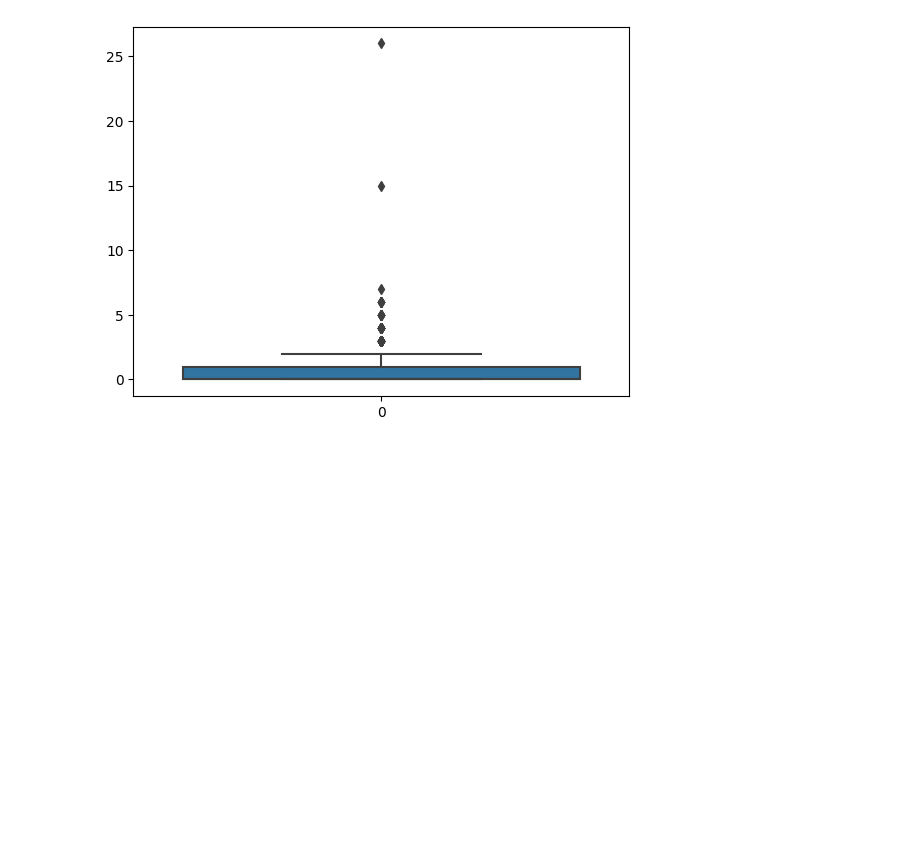
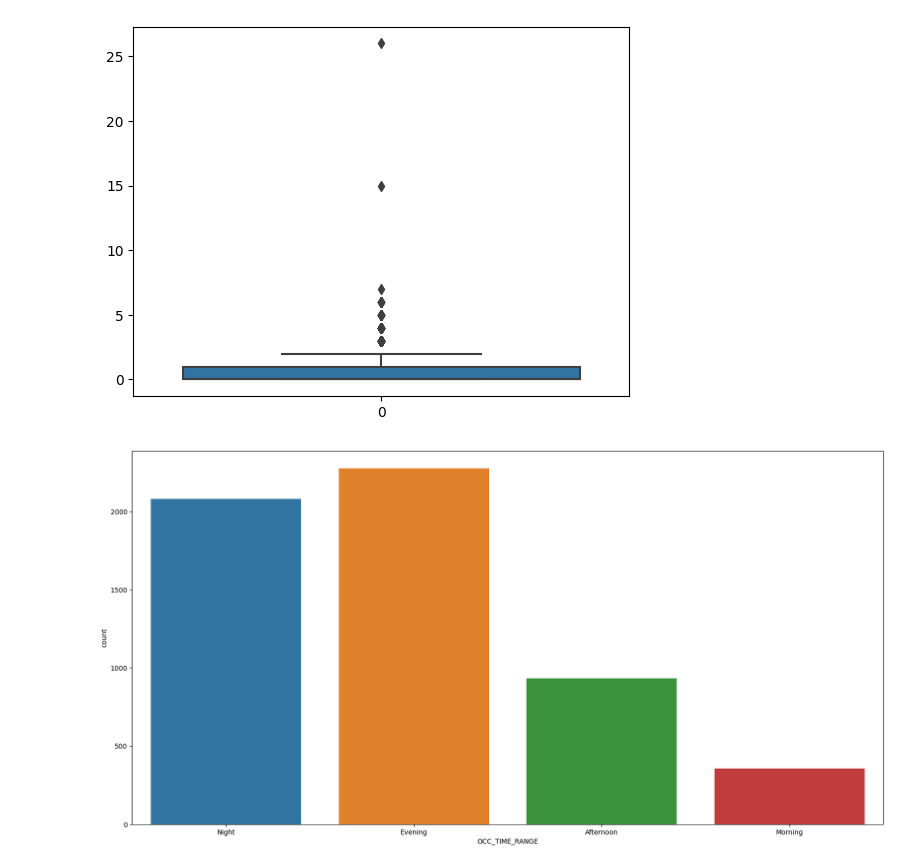
Before and after one commit to kaka5050/MMAI-5000, a Jupyter notebook: Data_cleaning.ipynb, the cells around one changed output. Drawn from its saved outputs; the diff is of its cells as text; code cells hidden in the pictures; blank space fills up the shorter version.

```diff
--- a/Data_cleaning.ipynb
+++ b/Data_cleaning.ipynb
@@ -149,3 +149,9 @@ sns.boxplot(data=df_clean['Death or Injuries'])
 # %% [output]
 <Axes: >
 [figure]
+# %%
+plt.figure(figsize=(20, 10))
+sns.countplot(x='OCC_TIME_RANGE', data=df_clean)
+plt.show()
+# %% [output]
+[figure, added]
```
